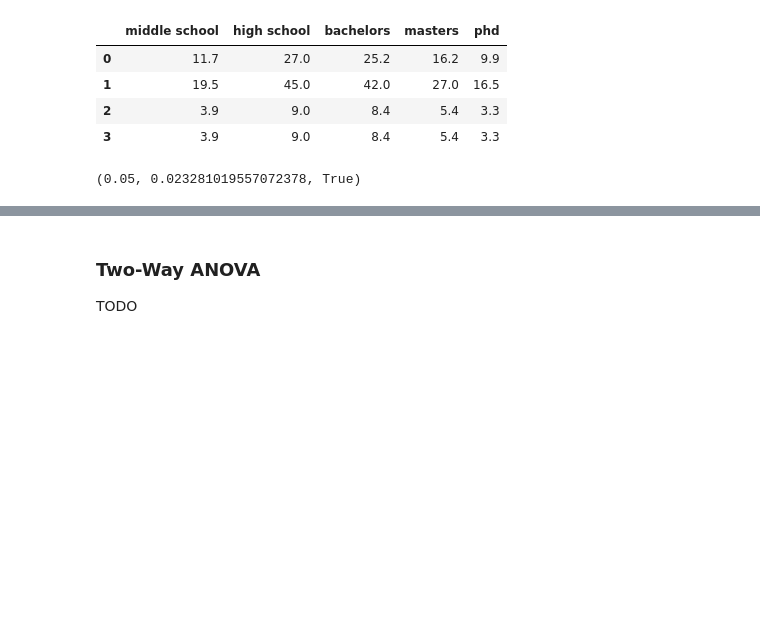
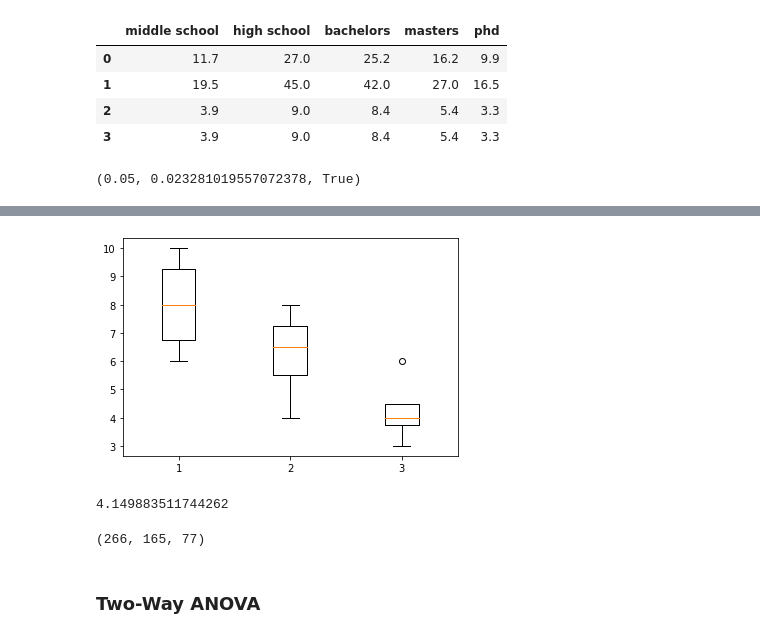
Before and after one commit to NishantBaheti/MachineLearningExploration, a Jupyter notebook: PracticalStatistics/Hypothesis.ipynb, the cells around one changed output, grey strips where cells are left out. Saved outputs shown, nothing was run; the diff lists cells and outputs as text; code cells hidden in the pictures; blank space fills up the shorter version.

```diff
--- a/PracticalStatistics/Hypothesis.ipynb
+++ b/PracticalStatistics/Hypothesis.ipynb
@@ -1003,4 +1058,19 @@ TODO
+# %%
+plt.boxplot(x=(low_noise['questions'], medium_noise['questions'],loud_noise['questions']),)
+plt.show()
+# %% [output]
+[figure, added]
+# %%
+low_noise.questions.values.std() + medium_noisese.questions.values.std() + loud_noise.questions.values.std()
+# %% [output]
+4.149883511744262
+# %%
+SS_low_noise = (low_noise.questions.values**2).sum()
+SS_medium_noise = (medium_noise.questions.values**2).sum()
+SS_loud_noise = (loud_noise.questions.values**2).sum()
+
+SS_low_noise,SS_medium_noise,SS_loud_noise
+# %% [output]
+(266, 165, 77)
 # %% [markdown]
 ### Two-Way ANOVA
-
-TODO
```
Also changed, not shown: parts of 12 cells of this notebook, 1 other file.
